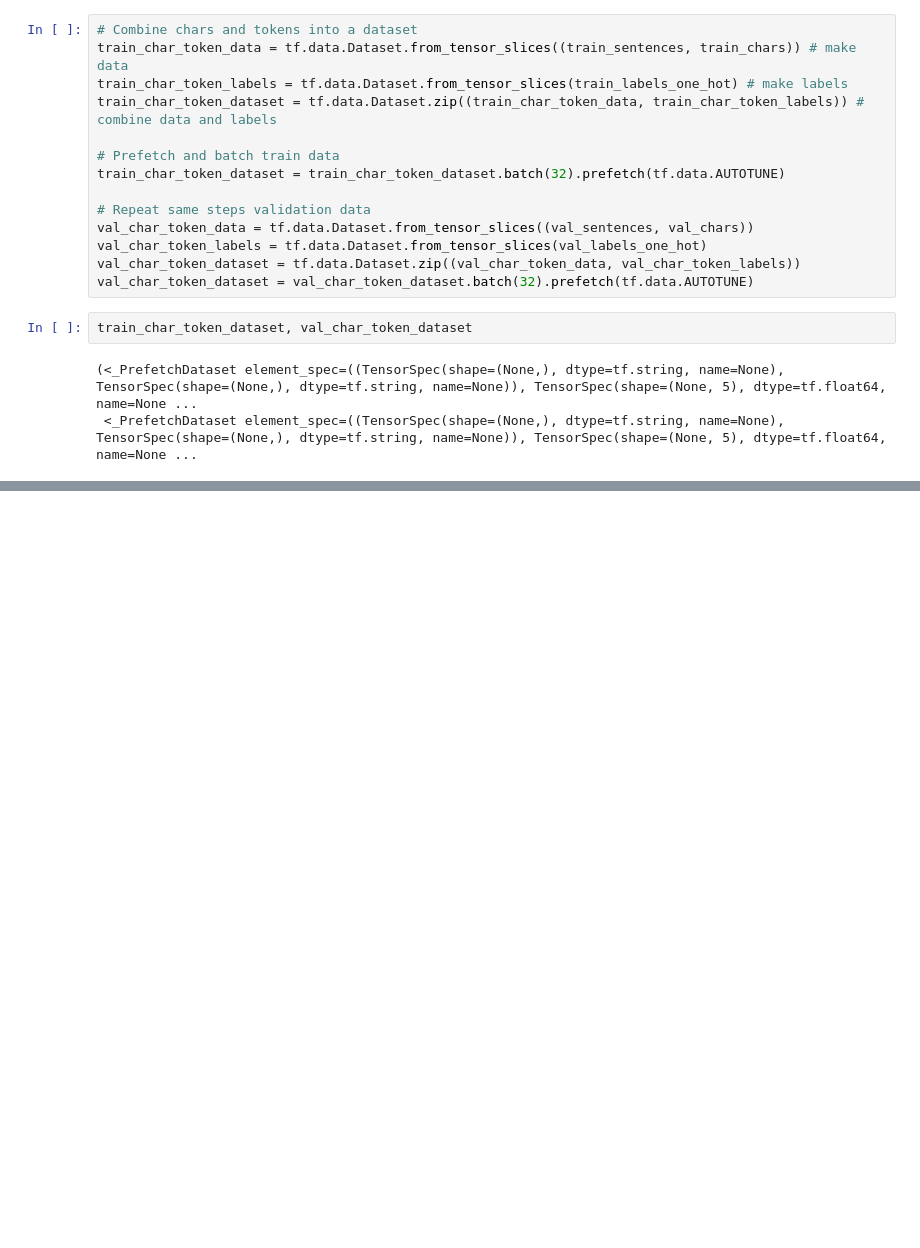
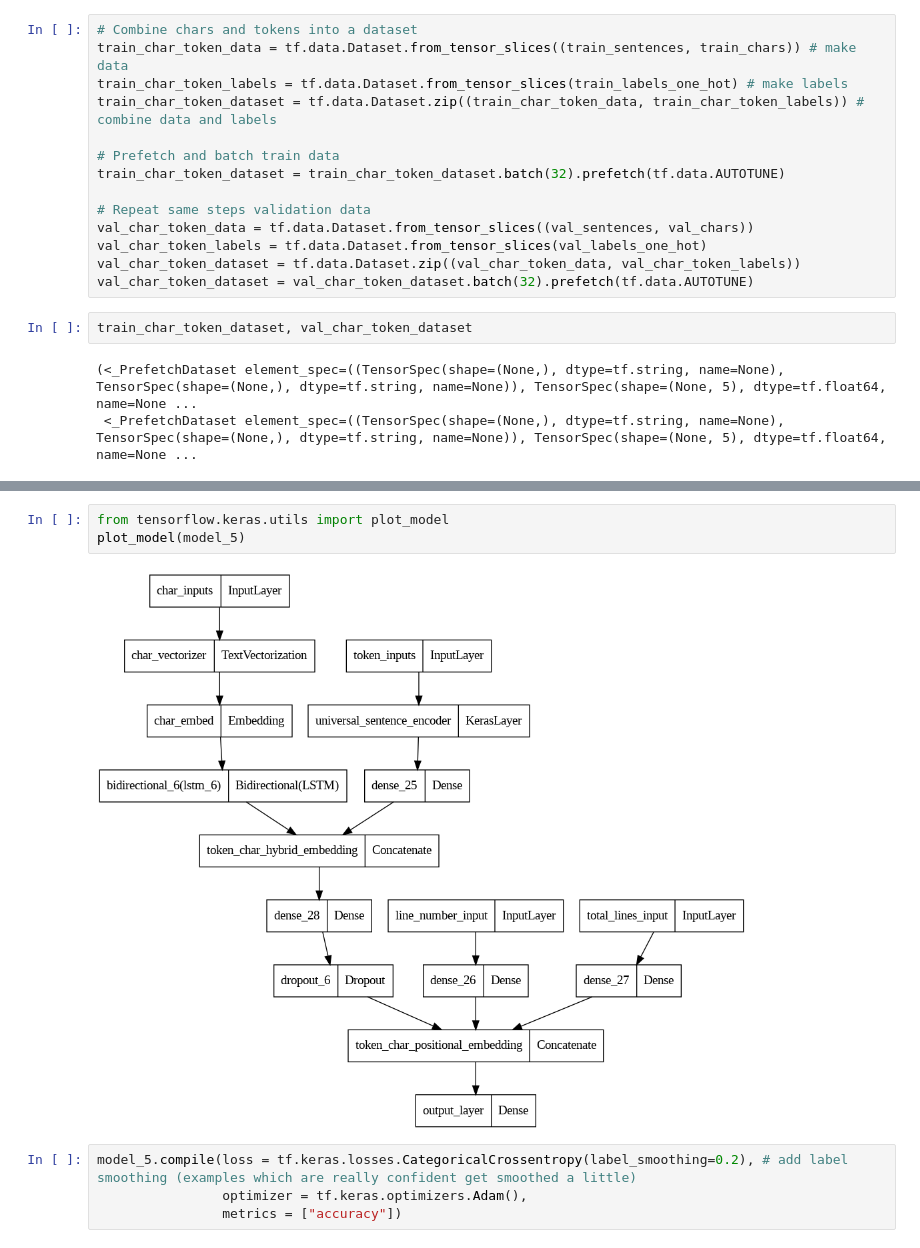
Before and after one commit to Chandu106/Natural_Language_Processing_SkimLit_Project02, a Jupyter notebook: SkimLit_project.ipynb, the cells around one changed output, grey strips where cells are left out. Saved outputs shown, nothing was run; the diff lists cells and outputs as text; blank space fills up the shorter version.

```diff
--- a/SkimLit_project.ipynb
+++ b/SkimLit_project.ipynb
@@ -965,0 +1147,9 @@ model_4_results
+# %%
+from tensorflow.keras.utils import plot_model
+plot_model(model_5)
+# %% [output]
+[figure, added]
+# %%
+model_5.compile(loss = tf.keras.losses.CategoricalCrossentropy(label_smoothing=0.2), # add label smoothing (examples which are really confident get smoothed a little)
+                optimizer = tf.keras.optimizers.Adam(),
+                metrics = ["accuracy"])
```
Also changed, not shown: parts of 50 cells of this notebook.
